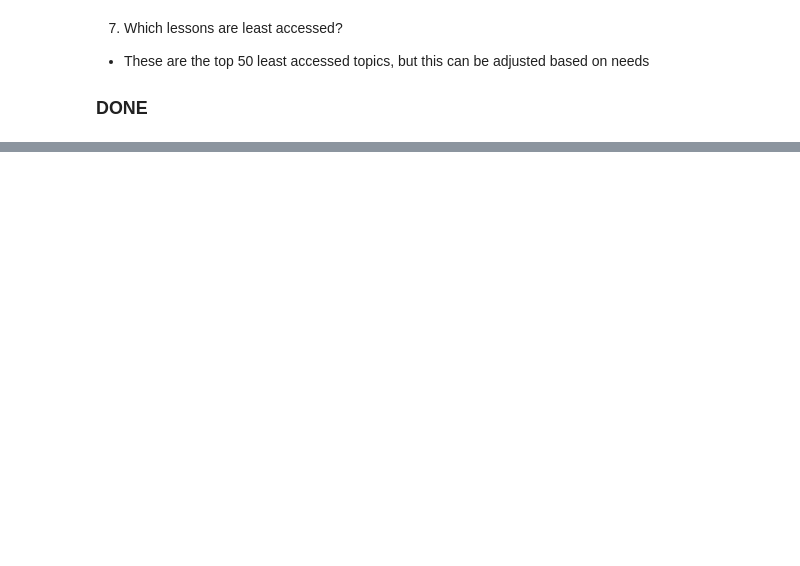
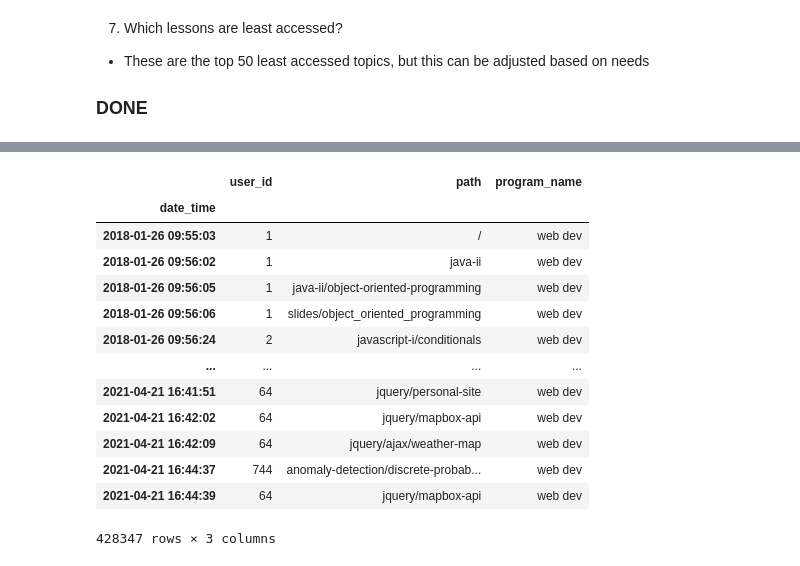
Before and after one commit to Schmidl-Gautam/anomaly_detection_project, a Jupyter notebook: wrangle.ipynb, the cells around one changed output, grey strips where cells are left out. Drawn from its saved outputs; the diff is of its cells as text; code cells hidden in the pictures; blank space fills up the shorter version.

```diff
--- a/wrangle.ipynb
+++ b/wrangle.ipynb
@@ -100,0 +214,17 @@ df1["path"].value_counts(ascending=True).nsmallest(n=50, keep="first").to_dict()
+# %%
+df19[["user_id", "path", "program_name"]]
+# %% [output]
+|  | user_id | path | program_name |
+| date_time |  |  |  |
+| 2018-01-26 09:55:03 | 1 | / | web dev |
+| 2018-01-26 09:56:02 | 1 | java-ii | web dev |
+| 2018-01-26 09:56:05 | 1 | java-ii/object-oriented-programming | web dev |
+| 2018-01-26 09:56:06 | 1 | slides/object_oriented_programming | web dev |
+| 2018-01-26 09:56:24 | 2 | javascript-i/conditionals | web dev |
+| ... | ... | ... | ... |
+| 2021-04-21 16:41:51 | 64 | jquery/personal-site | web dev |
+| 2021-04-21 16:42:02 | 64 | jquery/mapbox-api | web dev |
+| 2021-04-21 16:42:09 | 64 | jquery/ajax/weather-map | web dev |
+| 2021-04-21 16:44:37 | 744 | anomaly-detection/discrete-probab... | web dev |
+| 2021-04-21 16:44:39 | 64 | jquery/mapbox-api | web dev |
+428347 rows × 3 columns
```
Also changed, not shown: parts of 11 cells of this notebook, 1 other file.
